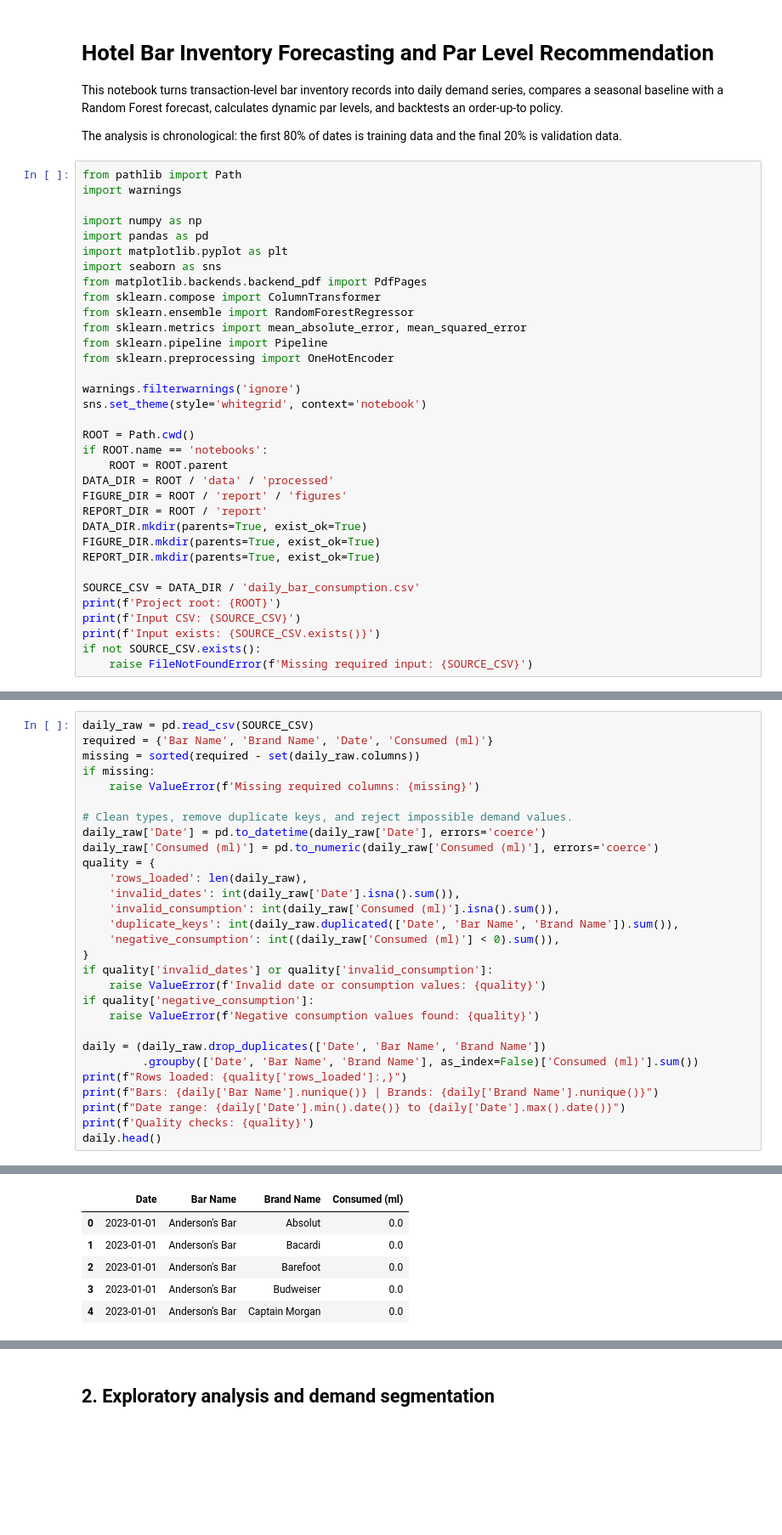
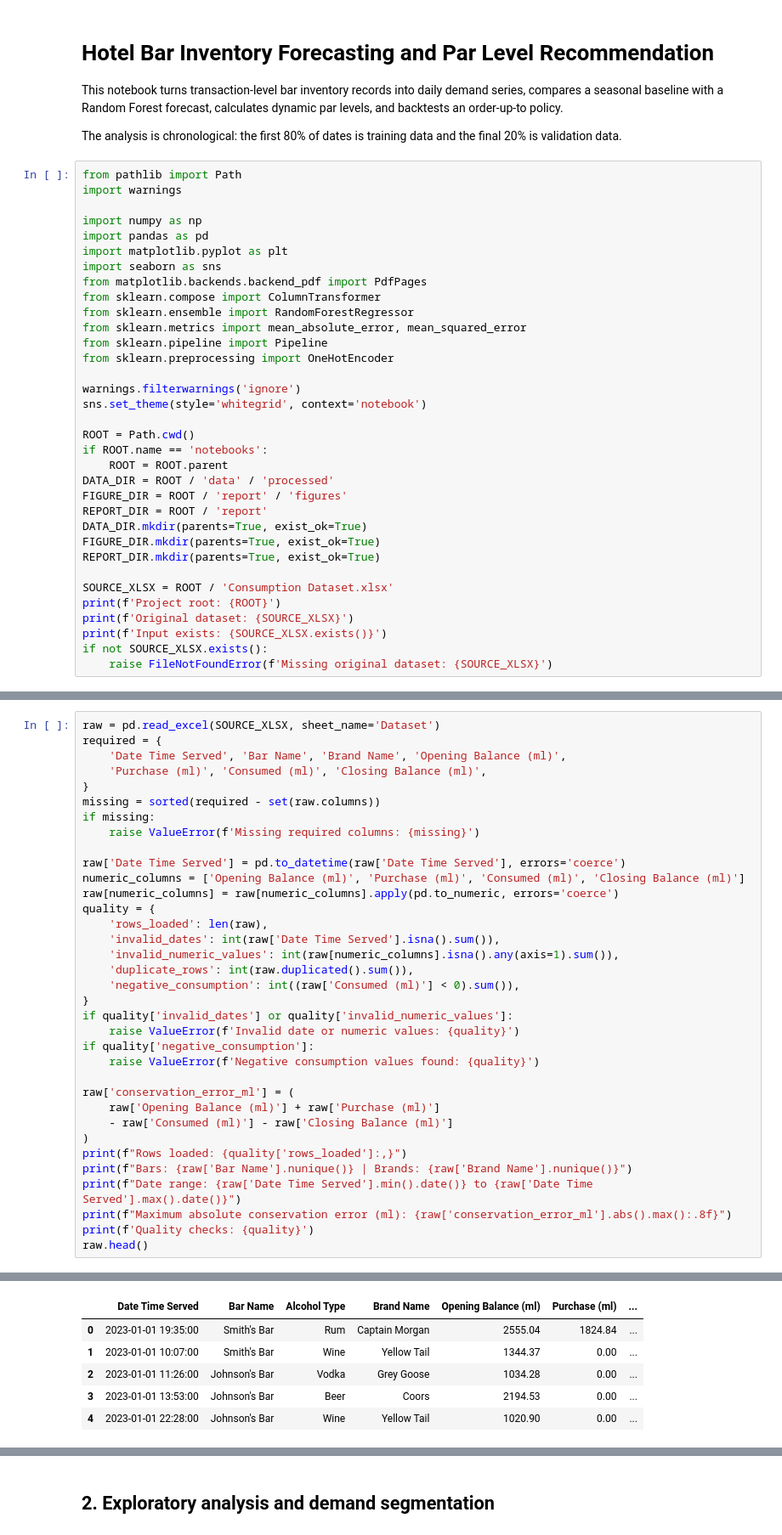
Before and after one commit to Bhanuprakash2580/ML---Inventory-Demand-Forecasting-and-Par-Level-Recommendation-System-for-Bars, a Jupyter notebook: notebooks/inventory_forecasting_solution.ipynb, the cells around one changed output, grey strips where cells are left out. Shown at 85% size. Drawn from its saved outputs; the diff is of its cells as text; blank space fills up the shorter version.

```diff
--- a/notebooks/inventory_forecasting_solution.ipynb
+++ b/notebooks/inventory_forecasting_solution.ipynb
@@ -31,11 +31,11 @@ DATA_DIR.mkdir(parents=True, exist_ok=True)
 FIGURE_DIR.mkdir(parents=True, exist_ok=True)
 REPORT_DIR.mkdir(parents=True, exist_ok=True)
 
-SOURCE_CSV = DATA_DIR / 'daily_bar_consumption.csv'
+SOURCE_XLSX = ROOT / 'Consumption Dataset.xlsx'
 print(f'Project root: {ROOT}')
-print(f'Input CSV: {SOURCE_CSV}')
-print(f'Input exists: {SOURCE_CSV.exists()}')
-if not SOURCE_CSV.exists():
-    raise FileNotFoundError(f'Missing required input: {SOURCE_CSV}')
+print(f'Original dataset: {SOURCE_XLSX}')
+print(f'Input exists: {SOURCE_XLSX.exists()}')
+if not SOURCE_XLSX.exists():
+    raise FileNotFoundError(f'Missing original dataset: {SOURCE_XLSX}')
 # %% [output]
 Project root: d:\Nxtwave Projects\ML - Inventory Demand Forecasting and Par Level Recommendation System for Bars
@@ -46,30 +46,36 @@ Input exists: True
 # %%
-daily_raw = pd.read_csv(SOURCE_CSV)
-required = {'Bar Name', 'Brand Name', 'Date', 'Consumed (ml)'}
-missing = sorted(required - set(daily_raw.columns))
+raw = pd.read_excel(SOURCE_XLSX, sheet_name='Dataset')
+required = {
+    'Date Time Served', 'Bar Name', 'Brand Name', 'Opening Balance (ml)',
+    'Purchase (ml)', 'Consumed (ml)', 'Closing Balance (ml)',
+}
+missing = sorted(required - set(raw.columns))
 if missing:
     raise ValueError(f'Missing required columns: {missing}')
 
-# Clean types, remove duplicate keys, and reject impossible demand values.
-daily_raw['Date'] = pd.to_datetime(daily_raw['Date'], errors='coerce')
-daily_raw['Consumed (ml)'] = pd.to_numeric(daily_raw['Consumed (ml)'], errors='coerce')
+raw['Date Time Served'] = pd.to_datetime(raw['Date Time Served'], errors='coerce')
+numeric_columns = ['Opening Balance (ml)', 'Purchase (ml)', 'Consumed (ml)', 'Closing Balance (ml)']
+raw[numeric_columns] = raw[numeric_columns].apply(pd.to_numeric, errors='coerce')
 quality = {
-    'rows_loaded': len(daily_raw),
-    'invalid_dates': int(daily_raw['Date'].isna().sum()),
-    'invalid_consumption': int(daily_raw['Consumed (ml)'].isna().sum()),
-    'duplicate_keys': int(daily_raw.duplicated(['Date', 'Bar Name', 'Brand Name']).sum()),
-    'negative_consumption': int((daily_raw['Consumed (ml)'] < 0).sum()),
+    'rows_loaded': len(raw),
+    'invalid_dates': int(raw['Date Time Served'].isna().sum()),
+    'invalid_numeric_values': int(raw[numeric_columns].isna().any(axis=1).sum()),
+    'duplicate_rows': int(raw.duplicated().sum()),
+    'negative_consumption': int((raw['Consumed (ml)'] < 0).sum()),
 }
-if quality['invalid_dates'] or quality['invalid_consumption']:
-    raise ValueError(f'Invalid date or consumption values: {quality}')
+if quality['invalid_dates'] or quality['invalid_numeric_values']:
+    raise ValueError(f'Invalid date or numeric values: {quality}')
 if quality['negative_consumption']:
     raise ValueError(f'Negative consumption values found: {quality}')
 
-daily = (daily_raw.drop_duplicates(['Date', 'Bar Name', 'Brand Name'])
-         .groupby(['Date', 'Bar Name', 'Brand Name'], as_index=False)['Consumed (ml)'].sum())
+raw['conservation_error_ml'] = (
+    raw['Opening Balance (ml)'] + raw['Purchase (ml)']
+    - raw['Consumed (ml)'] - raw['Closing Balance (ml)']
+)
 print(f"Rows loaded: {quality['rows_loaded']:,}")
-print(f"Bars: {daily['Bar Name'].nunique()} | Brands: {daily['Brand Name'].nunique()}")
-print(f"Date range: {daily['Date'].min().date()} to {daily['Date'].max().date()}")
+print(f"Bars: {raw['Bar Name'].nunique()} | Brands: {raw['Brand Name'].nunique()}")
+print(f"Date range: {raw['Date Time Served'].min().date()} to {raw['Date Time Served'].max().date()}")
+print(f"Maximum absolute conservation error (ml): {raw['conservation_error_ml'].abs().max():.8f}")
 print(f'Quality checks: {quality}')
-daily.head()
+raw.head()
 # %% [output]
@@ -80,7 +87,7 @@ Quality checks: {'rows_loaded': 35136, 'invalid_dates': 0, 'invalid_consumption'
-|  | Date | Bar Name | Brand Name | Consumed (ml) |
-| 0 | 2023-01-01 | Anderson's Bar | Absolut | 0.0 |
-| 1 | 2023-01-01 | Anderson's Bar | Bacardi | 0.0 |
-| 2 | 2023-01-01 | Anderson's Bar | Barefoot | 0.0 |
-| 3 | 2023-01-01 | Anderson's Bar | Budweiser | 0.0 |
-| 4 | 2023-01-01 | Anderson's Bar | Captain Morgan | 0.0 |
+|  | Date Time Served | Bar Name | Alcohol Type | Brand Name | Opening Balance (ml) | Purchase (ml) | ... |
+| 0 | 2023-01-01 19:35:00 | Smith's Bar | Rum | Captain Morgan | 2555.04 | 1824.84 | ... |
+| 1 | 2023-01-01 10:07:00 | Smith's Bar | Wine | Yellow Tail | 1344.37 | 0.00 | ... |
+| 2 | 2023-01-01 11:26:00 | Johnson's Bar | Vodka | Grey Goose | 1034.28 | 0.00 | ... |
+| 3 | 2023-01-01 13:53:00 | Johnson's Bar | Beer | Coors | 2194.53 | 0.00 | ... |
+| 4 | 2023-01-01 22:28:00 | Johnson's Bar | Wine | Yellow Tail | 1020.90 | 0.00 | ... |
 # %%
```
Also changed, not shown: parts of 5 cells of this notebook, 5 other files.
